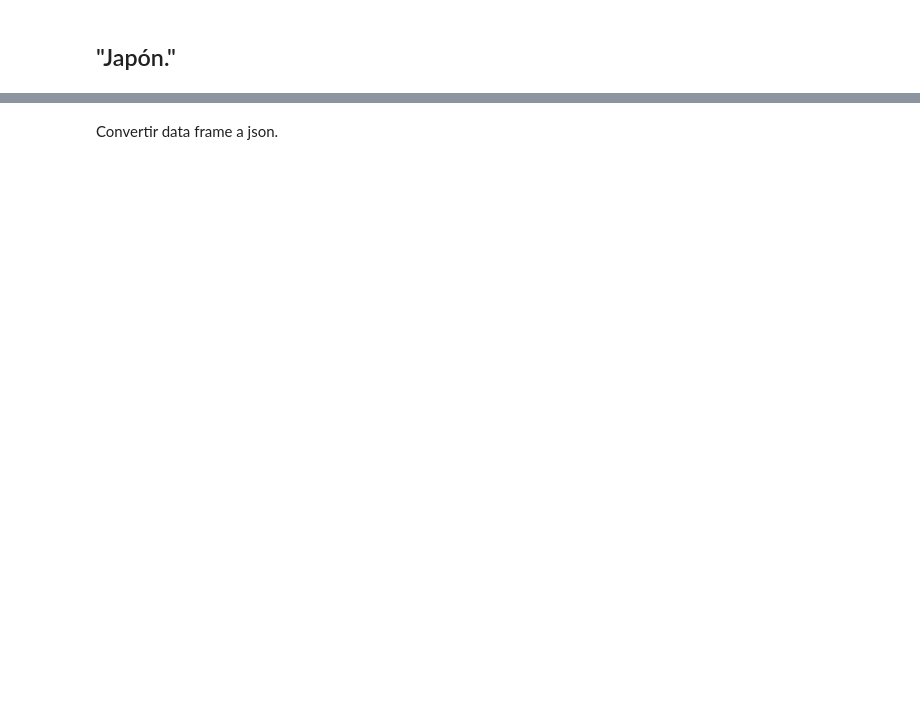
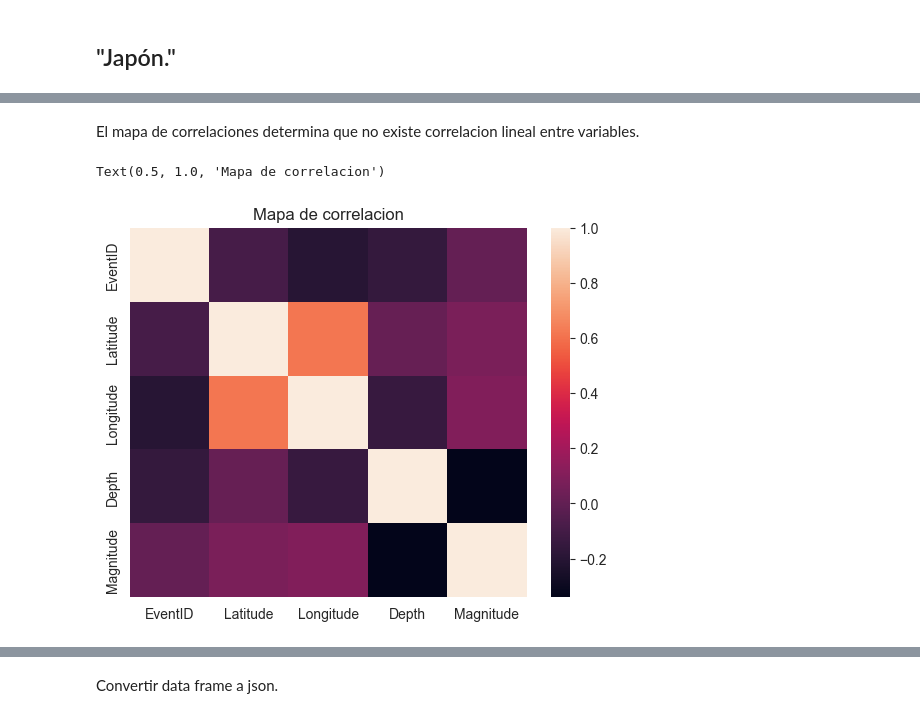
Before and after one commit to Mezgo/Quake-Alert, a Jupyter notebook: etl/Analisis de los Datos(ETL-EDA).ipynb, the cells around one changed output, grey strips where cells are left out. Drawn from its saved outputs; the diff is of its cells as text; code cells hidden in the pictures; blank space fills up the shorter version.

```diff
--- a/etl/Analisis de los Datos(ETL-EDA).ipynb
+++ b/etl/Analisis de los Datos(ETL-EDA).ipynb
@@ -26,0 +118,14 @@ japon.head()
+# %%
+japon.drop(['Catalog','Contributor','MagAuthor'], axis=1, inplace=True)
+# %% [markdown]
+El mapa de correlaciones determina que no existe correlacion lineal entre variables.
+# %%
+def mapa_correlacion(pais):
+
+    sns.heatmap(pais.corr(numeric_only=True))
+    return plt.title('Mapa de correlacion')
+
+mapa_correlacion(japon)
+# %% [output]
+Text(0.5, 1.0, 'Mapa de correlacion')
+[figure, added]
```
Also changed, not shown: parts of 22 cells of this notebook.
